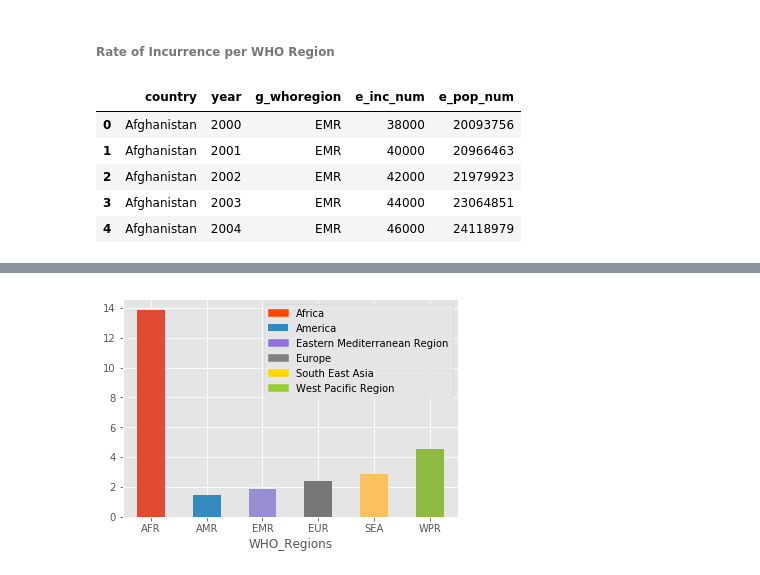
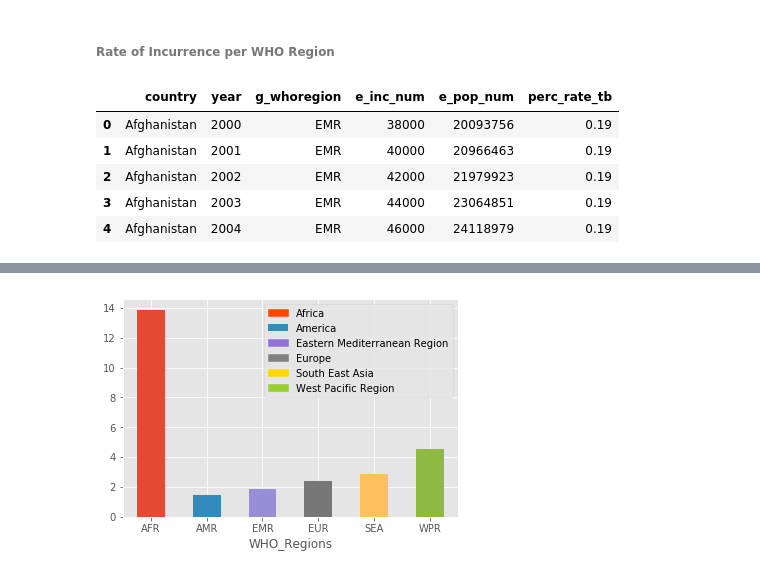
Before and after one commit to GabuTheGreat/python_analysis, a Jupyter notebook: TB Analysis using Python.ipynb, the cells around one changed output, grey strips where cells are left out. Saved outputs shown, nothing was run; the diff lists cells and outputs as text; code cells hidden in the pictures.

```diff
--- a/TB Analysis using Python.ipynb
+++ b/TB Analysis using Python.ipynb
@@ -365,17 +365,12 @@ First we need to import the current GDP data that's on a seperate table and then
 # Importing numpy
 
 import numpy as np
-
-# Loading the dataset
-
-all_tb = pd.read_csv ('~/Downloads/TB_burden_countries_2019-01-11.csv', encoding = 'utf-8')
-
-all_gdp_data = pd.read_csv ('~/Downloads/Metadata_Country_API_NY.GDP.PCAP.CD_DS2_en_csv_v2_10515199.csv', encoding = 'utf-8')
+all_gdp_data = pd.read_csv ('https://raw.githubusercontent.com/waithiegeni/python_analysis/master/Metadata_Country_API_NY.GDP.PCAP.CD_DS2_en_csv_v2_10515199.csv', encoding = 'utf-8')
 # %%
 # Select only the necessary columns needed on the TB dataset
 
-all_tb = all_tb[['country','iso3', 'e_inc_num']]
-all_tb.head()
+all_tb_data = all_tb[['country','iso3', 'e_inc_num']]
+all_tb_data.head()
 # %% [output]
 |  | country | iso3 | e_inc_num |
 | 0 | Afghanistan | AFG | 38000 |
@@ -386,8 +381,8 @@ all_tb.head()
 # %%
 # Drop duplicates on the TB data
 
-all_tb = all_tb.drop_duplicates(subset = ['country'])
-all_tb.count()
+all_tb_data = all_tb_data.drop_duplicates(subset = ['country'])
+all_tb_data.count()
 # %% [output]
 country      218
 iso3         218
@@ -488,18 +483,14 @@ Name: e_inc_num, dtype: int64
 Let's get the rate of incurrence per continent. We will need to group the countries to continets
 # %% [markdown]
 ###### Rate of Incurrence per WHO Region
-# %%
-# Importing TB data
-all_tb = pd.read_csv ('~/Downloads/TB_burden_countries_2019-01-11.csv', encoding = 'utf-8')
 # %%
 # selecting necessary columns
-
-all_tb = all_tb[['country', 'year' , 'g_whoregion', 'e_inc_num', 'e_pop_num']]
+all_tb = all_tb[['country', 'year' , 'g_whoregion', 'e_inc_num', 'e_pop_num', 'perc_rate_tb']]
 all_tb.head()
 # %% [output]
-|  | country | year | g_whoregion | e_inc_num | e_pop_num |
-| 0 | Afghanistan | 2000 | EMR | 38000 | 20093756 |
-| 1 | Afghanistan | 2001 | EMR | 40000 | 20966463 |
-| 2 | Afghanistan | 2002 | EMR | 42000 | 21979923 |
-| 3 | Afghanistan | 2003 | EMR | 44000 | 23064851 |
-| 4 | Afghanistan | 2004 | EMR | 46000 | 24118979 |
+|  | country | year | g_whoregion | e_inc_num | e_pop_num | perc_rate_tb |
+| 0 | Afghanistan | 2000 | EMR | 38000 | 20093756 | 0.19 |
+| 1 | Afghanistan | 2001 | EMR | 40000 | 20966463 | 0.19 |
+| 2 | Afghanistan | 2002 | EMR | 42000 | 21979923 | 0.19 |
+| 3 | Afghanistan | 2003 | EMR | 44000 | 23064851 | 0.19 |
+| 4 | Afghanistan | 2004 | EMR | 46000 | 24118979 | 0.19 |
```
Also changed, not shown: parts of 35 cells of this notebook.
